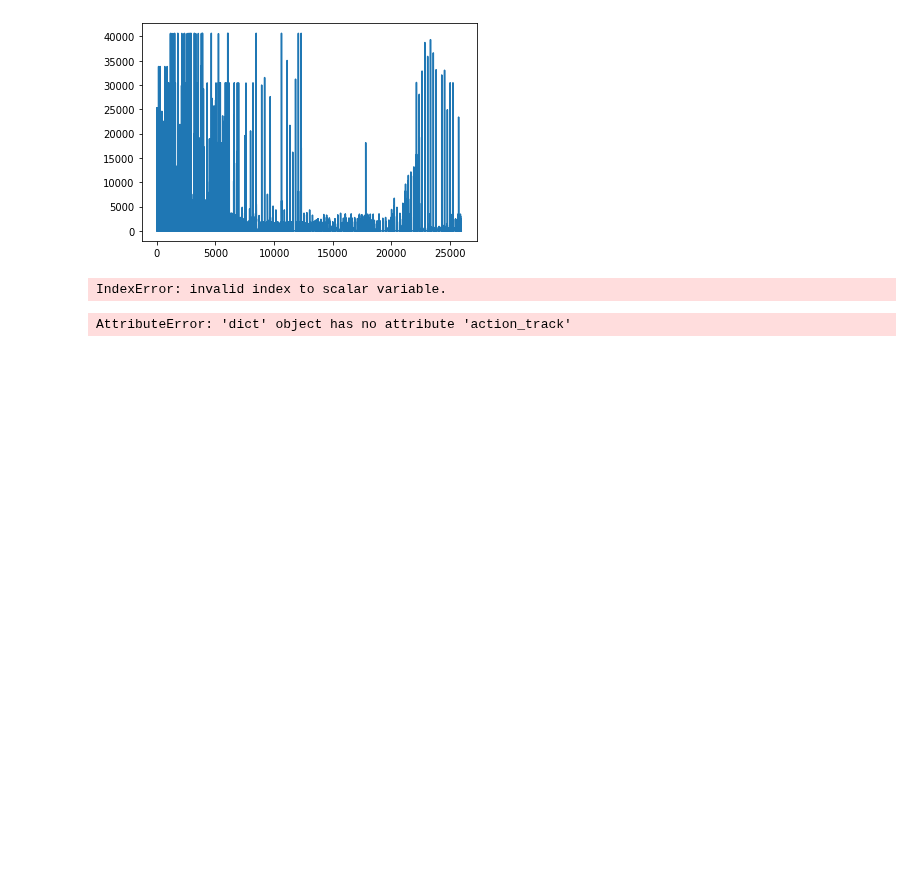
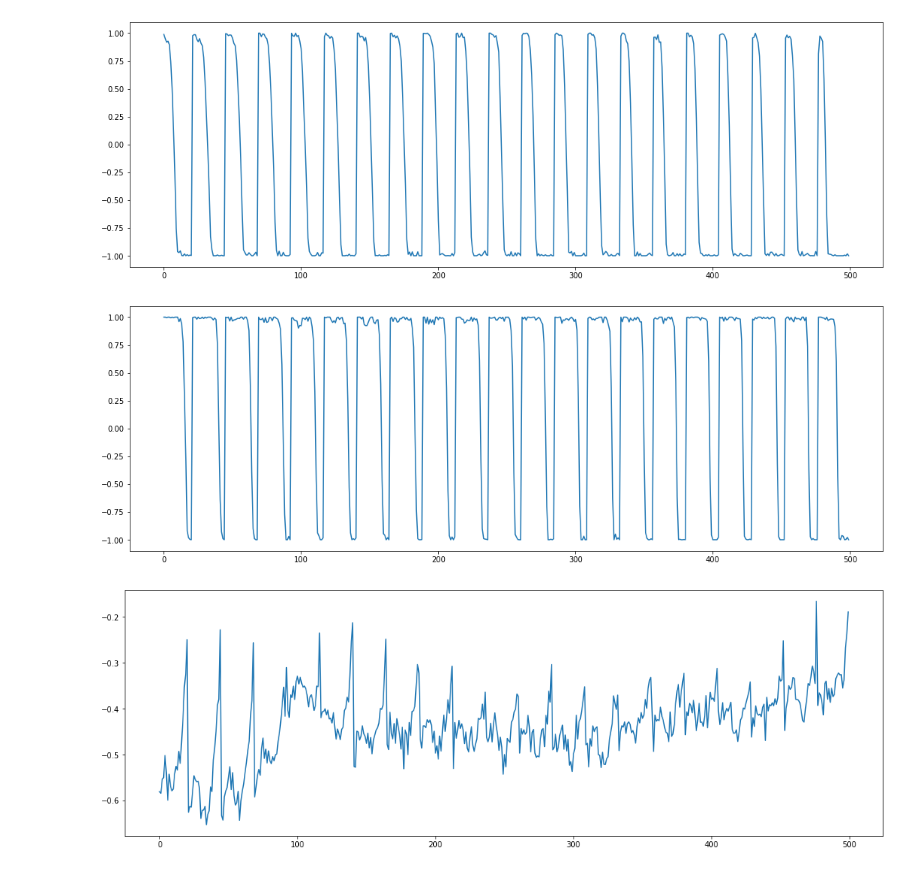
Before and after one commit to intelligent-environments-lab/CityLearn, a Jupyter notebook: main.ipynb, the cells around one changed output. Cells and saved outputs as stored; diff of their text form; code cells hidden in the pictures; blank space fills up the shorter version.

Commit message:
update: main file and step() method

```diff
--- a/main.ipynb
+++ b/main.ipynb
@@ -89,3 +85,5 @@ building_ids = [4, 5, 9]#, 16, 21, 26, 33, 36, 49, 59]
+# %%
+building_ids = [4, 5, 9, 16, 21, 26, 33, 36, 49, 59]
 # %%
 heat_pump, heat_tank, cooling_tank = {}, {}, {}
 
@@ -107,5 +105,3 @@ env = {}
 for uid in building_ids:
     env[uid] = CityLearn(demand_file, weather_file, buildings = {uid: buildings[uid]}, time_resolution = 1, simulation_period = (3500,6000))
     env[uid](uid)
-# %%
-env[5].step(0.5)
@@ -118,2 +107,0 @@ env[5].time_step
-# %%
-env[5].step(0.5)
@@ -295,8 +233,0 @@ IndexError: invalid index to scalar variable.
-# %%
-import pandas as pd
-rew = {}
-for uid in buildings:
-    rew[uid] = env.total_electric_consumption
-filename_results = 'CityLearn_DDPG.csv'
-results = pd.DataFrame.from_dict(rew)
-results.to_csv(filename_results,index=False)
@@ -327,12 +233,0 @@ for i in range(len(data['4'])):
-# %%
-import matplotlib.pyplot as plt
-plt.plot(demand)
-plt.show()
-# %% [output]
-[figure, removed]
-# %%
-electric_consumption = []
-for i in range(len(env.total_electric_consumption)-1):
-    env.total_electric_consumption[i][0]
-# %% [output]
-IndexError: invalid index to scalar variable.
@@ -339,6 +236,9 @@ IndexError: invalid index to scalar variable.
 # %%
 for uid in buildings:
-    plt.plot(range(len(env.action_track[uid])), env.action_track[uid])
+    figure(figsize=(18, 6))
+    plt.plot(env[uid].action_track[uid][2000:2500])
     plt.show()
 # %% [output]
-AttributeError: 'dict' object has no attribute 'action_track'
+[figure, added]
+[figure, added]
+[figure, added]
```
Also changed, not shown: parts of 18 cells of this notebook, 1 other file.
